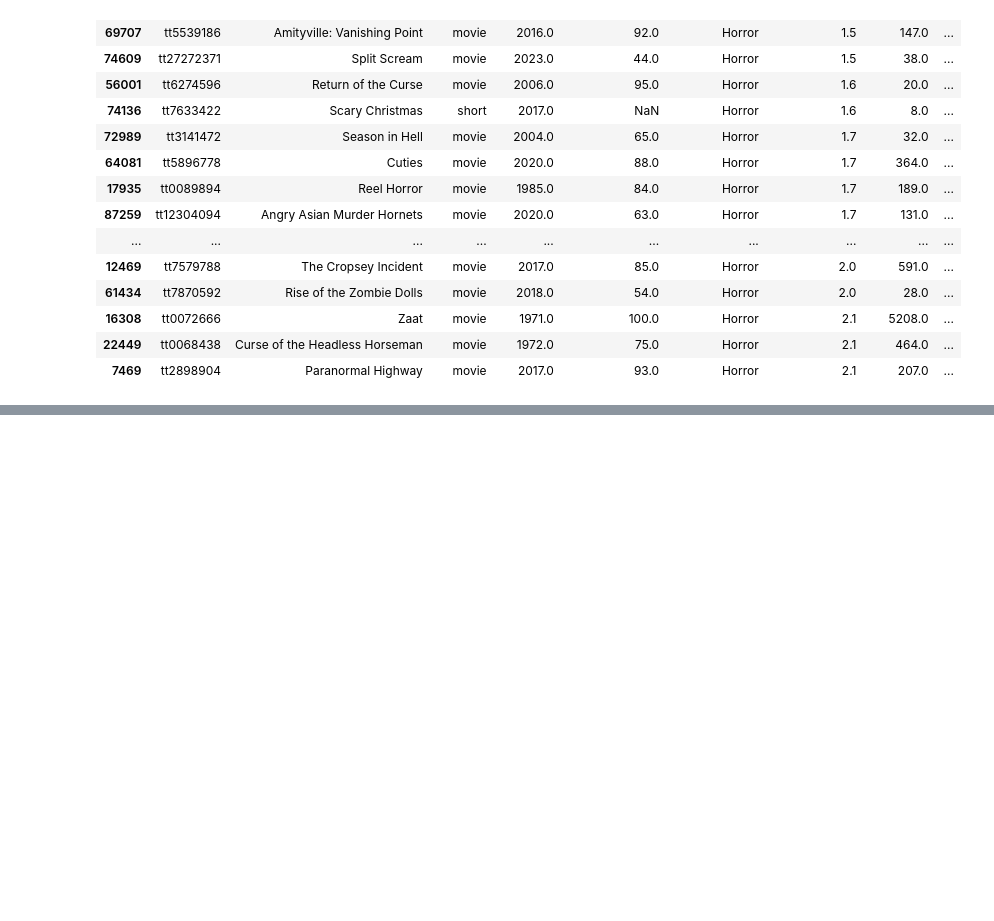
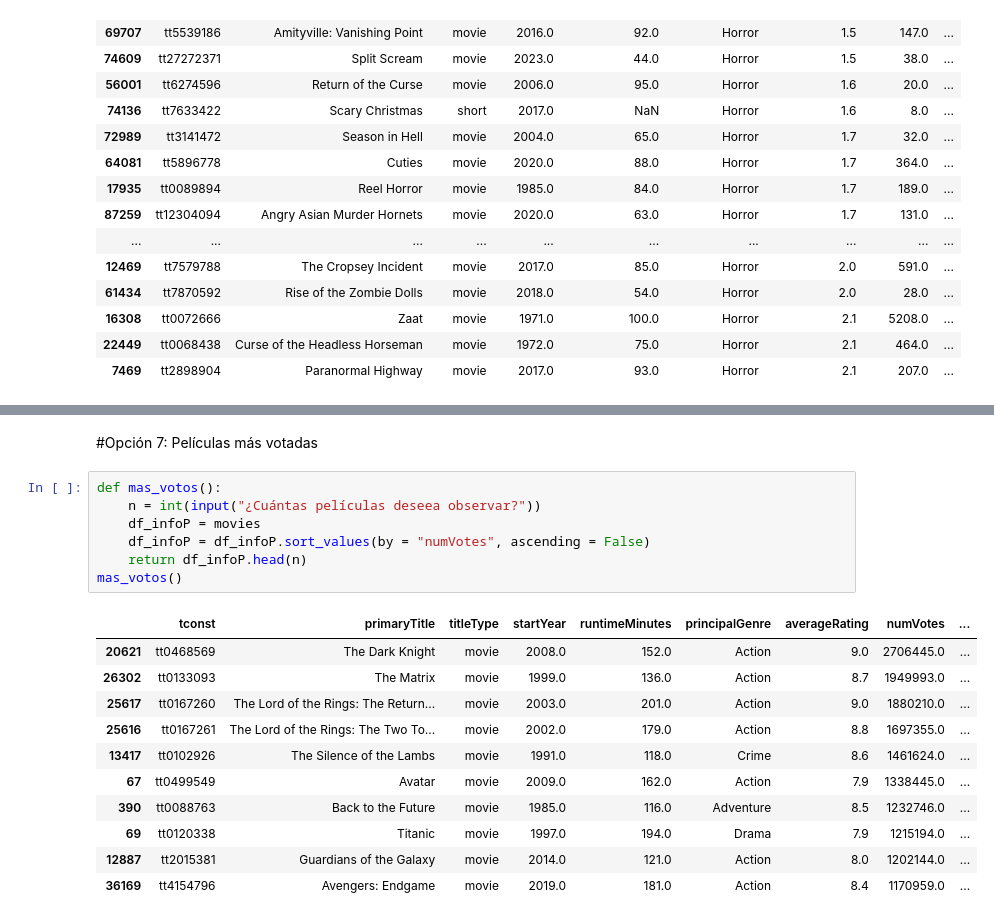
Before and after one commit to AngelEsquit/Ejercicio-5, a Jupyter notebook: Ejercicio 5.ipynb, the cells around one changed output, grey strips where cells are left out. Cells and saved outputs as stored; diff of their text form; blank space fills up the shorter version.

```diff
--- a/Ejercicio 5.ipynb
+++ b/Ejercicio 5.ipynb
@@ -69,0 +92,21 @@ def especGenero():
+# %% [markdown]
+#Opción 7: Películas más votadas
+# %%
+def mas_votos():
+    n = int(input("¿Cuántas películas deseea observar?"))
+    df_infoP = movies
+    df_infoP = df_infoP.sort_values(by = "numVotes", ascending = False)
+    return df_infoP.head(n)
+mas_votos()
+# %% [output]
+|  | tconst | primaryTitle | titleType | startYear | runtimeMinutes | principalGenre | averageRating | numVotes | ... |
+| 20621 | tt0468569 | The Dark Knight | movie | 2008.0 | 152.0 | Action | 9.0 | 2706445.0 | ... |
+| 26302 | tt0133093 | The Matrix | movie | 1999.0 | 136.0 | Action | 8.7 | 1949993.0 | ... |
+| 25617 | tt0167260 | The Lord of the Rings: The Return... | movie | 2003.0 | 201.0 | Action | 9.0 | 1880210.0 | ... |
+| 25616 | tt0167261 | The Lord of the Rings: The Two To... | movie | 2002.0 | 179.0 | Action | 8.8 | 1697355.0 | ... |
+| 13417 | tt0102926 | The Silence of the Lambs | movie | 1991.0 | 118.0 | Crime | 8.6 | 1461624.0 | ... |
+| 67 | tt0499549 | Avatar | movie | 2009.0 | 162.0 | Action | 7.9 | 1338445.0 | ... |
+| 390 | tt0088763 | Back to the Future | movie | 1985.0 | 116.0 | Adventure | 8.5 | 1232746.0 | ... |
+| 69 | tt0120338 | Titanic | movie | 1997.0 | 194.0 | Drama | 7.9 | 1215194.0 | ... |
+| 12887 | tt2015381 | Guardians of the Galaxy | movie | 2014.0 | 121.0 | Action | 8.0 | 1202144.0 | ... |
+| 36169 | tt4154796 | Avengers: Endgame | movie | 2019.0 | 181.0 | Action | 8.4 | 1170959.0 | ... |
```
Also changed, not shown: parts of 7 cells of this notebook.
